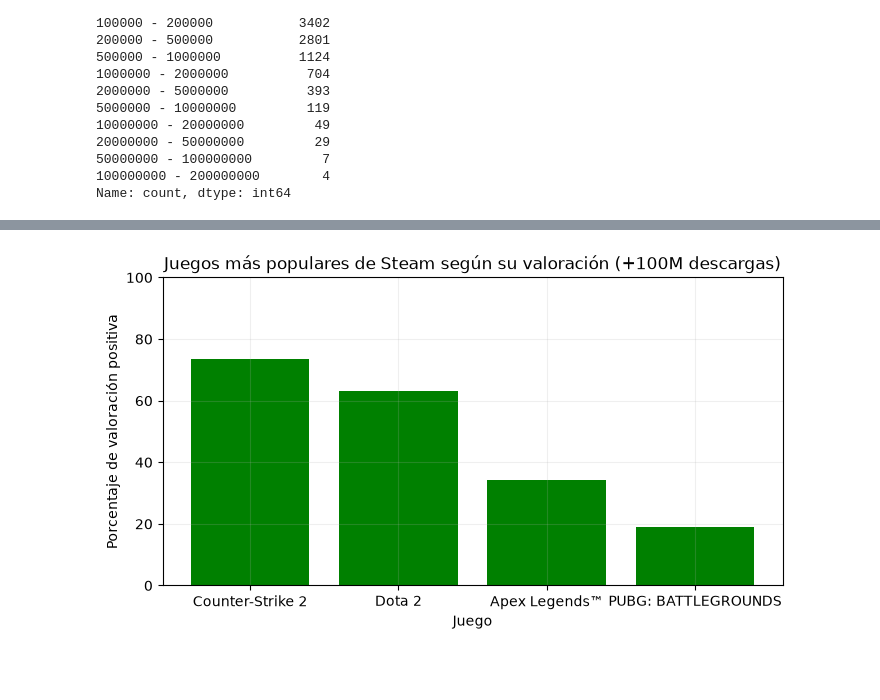
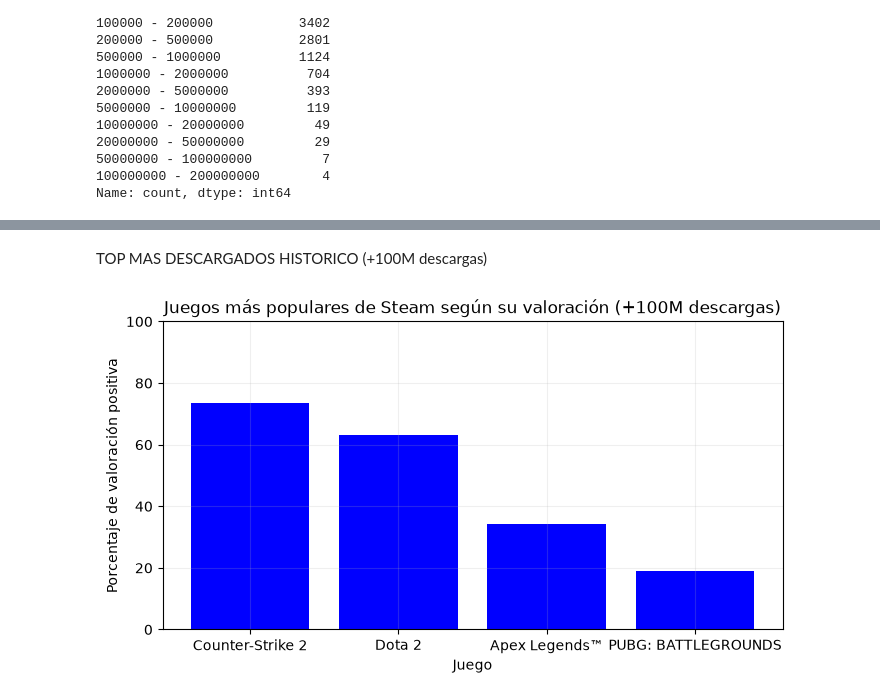
Before and after one commit to estebanler00/proyecto-final-data-analysis, a Jupyter notebook: notebooks/analisis-esteban.ipynb, the cells around one changed output, grey strips where cells are left out. Drawn from its saved outputs; the diff is of its cells as text; code cells hidden in the pictures; blank space fills up the shorter version.

```diff
--- a/notebooks/analisis-esteban.ipynb
+++ b/notebooks/analisis-esteban.ipynb
@@ -23,12 +42,8 @@ estimated_owners
 100000000 - 200000000        4
 Name: count, dtype: int64
 # %%
-#Se hace una copia del DB para ajustar la óptica de los registros más relevantes para el análisis de los juegos más exitosos. Se tomarán los registros con mas de 1.000.000 ventas, significando aproximadamente la mitad de la escala de la que se tienen registros.
+#Se hace una copia del DB para ajustar la óptica de los registros más relevantes para el análisis de los juegos más exitosos y agilizar el tiempo de porcesamiento en el analisis. Se tomarán los registros con mas de 1.000.000 ventas, significando aproximadamente la mitad de la escala de la que se tienen registros.
 
-df_games2 = df_games.copy()
+df_copy["estimated_owners"] = df_copy.estimated_owners[df_copy.estimated_owners.isin(["1000000 - 2000000", "2000000 - 5000000", "5000000 - 10000000", "10000000 - 20000000", "20000000 - 50000000", "50000000 - 100000000", "100000000 - 200000000"])]
 
-df_games2["estimated_owners"] = df_games2.estimated_owners[df_games2.estimated_owners.isin(["1000000 - 2000000", "2000000 - 5000000", "5000000 - 10000000", "10000000 - 20000000", "20000000 - 50000000", "50000000 - 100000000", "100000000 - 200000000"])]
-
-df_games2 = df_games2.dropna(subset=["estimated_owners"])
-
-df_games2.head()
+df_copy = df_copy.dropna(subset=["estimated_owners"])
@@ -42,6 +50,6 @@ df_games2.head()
 # %%
 #Creación de columnas de total rating y porcentaje positivo de reseñas.
 
-df_games2["total_ratings"] = df_games2["positive"] + df_games2["negative"]
+df_copy["total_ratings"] = df_copy["positive"] + df_copy["negative"]
 
-df_games2["good_rating"] = (((df_games2["positive"] - df_games2["negative"]) / df_games2["total_ratings"]) * 100).round(2)
+df_copy["good_rating"] = (((df_copy["positive"] - df_copy["negative"]) / df_copy["total_ratings"]) * 100).round(2)
@@ -48,9 +75,22 @@ df_games2["good_rating"] = (((df_games2["positive"] - df_games2["negative"]) / d
+# %%
+#Normalización de datos de la comlumna Tags, Genres y Categories. Al revisar las columnas podemos observar que algunos registros tienen forma de diccionario mientras que otros tienen forma de lista. Transformaremos todo para que sea uniforme a listas.
+
+#En una primer instancia, intentamos pasar los registros que parecian ser dict a list, pero la funcion no se aplicaba correctamente porque aún teniendo forma de dict, en realidad solo eran str. Eliminaremos los numeros y los :, los {} y [] del string para poder procesar cada valor y su distribución de forma separada, agrupandolos en listas.
+
+df_copy["tags"] = df_copy["tags"].str.replace(r"[0-9:\{\}\[\]\"]", "", regex=True).str.replace("description", "")
+df_copy["tags"] = df_copy["tags"].str.split(",").apply(lambda lista: [x.strip().strip('"').strip("'") for x in lista])
+
+df_copy["categories"] = df_copy["categories"].str.replace(r"[0-9:\{\}\[\]\"]", "", regex=True).str.replace("description", "")
+df_copy["categories"] = df_copy["categories"].str.split(",").apply(lambda lista: [x.strip().strip('"').strip("'") for x in lista])
+
+df_copy["genres"] = df_copy["genres"].str.replace(r"[0-9:\{\}\[\]\"]", "", regex=True).str.replace("description", "")
+df_copy["genres"] = df_copy["genres"].str.split(",").apply(lambda lista: [x.strip().strip('"').strip("'") for x in lista])
 # %%
 #Catalogación por numero de ventas.
 
-best_sellers = df_games2[df_games2.estimated_owners.isin(["10000000 - 20000000", "20000000 - 50000000", "50000000 - 100000000", "100000000 - 200000000", "50000000 - 100000000"])]
+best_sellers = df_copy[df_copy.estimated_owners.isin(["10000000 - 20000000", "20000000 - 50000000", "50000000 - 100000000", "100000000 - 200000000", "50000000 - 100000000"])]
 
-top_best_seller1 = df_games2[df_games2.estimated_owners == "100000000 - 200000000"]
+top_best_seller1 = df_copy[df_copy.estimated_owners == "100000000 - 200000000"]
 
-top_best_seller2 = df_games2[df_games2.estimated_owners == "50000000 - 100000000"]
+top_best_seller2 = df_copy[df_copy.estimated_owners == "50000000 - 100000000"]
 # %%
@@ -69,14 +188,16 @@ new_loved_best_sellers = loved_best_sellers[loved_best_sellers.release_date > "2
+# %% [markdown]
+TOP MAS DESCARGADOS HISTORICO (+100M descargas)
 # %%
 #Visualización juegos más populares segun su valoración positiva. ¿Qué juegos son los más populares historicamente?
 top_best_seller1 = top_best_seller1.sort_values(by="good_rating", ascending=False)
 
 fig, ax = plt.subplots(figsize = (8,4))
-ax.bar(top_best_seller1.name, top_best_seller1.good_rating, color="green")
+ax.bar(top_best_seller1.name, top_best_seller1.good_rating, color="blue")
 ax.set_title("Juegos más populares de Steam según su valoración (+100M descargas)")
 ax.set_xlabel("Juego")
 ax.set_ylabel("Porcentaje de valoración positiva")
 ax.set_ylim(0, 100)
 ax.grid(alpha=0.2)
 plt.show()
 # %% [output]
-[figure, old version]
+[figure, new version]
```
Also changed, not shown: parts of 24 cells of this notebook.
